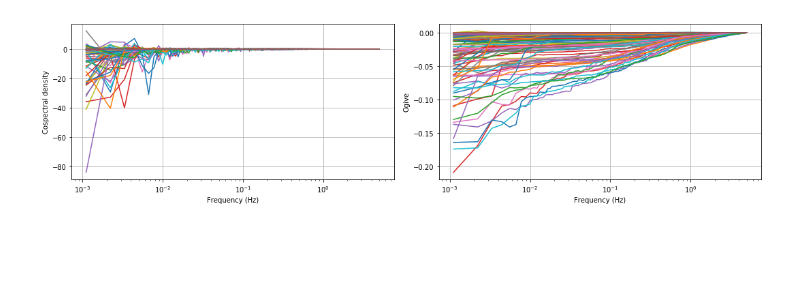
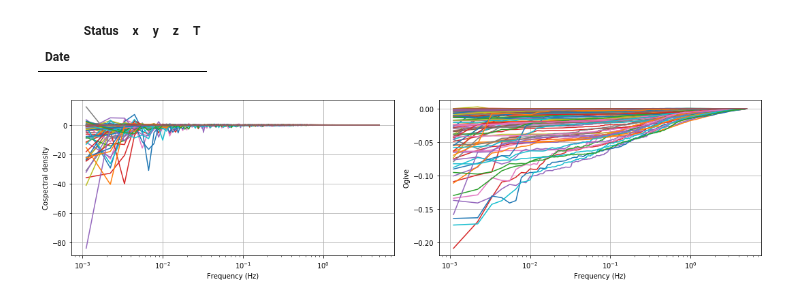
Before and after one commit to heatherguy/ICECAPS-ACE, a Jupyter notebook: DataParse/fluxtower_process.ipynb, the cells around one changed output. Drawn from its saved outputs; the diff is of its cells as text; code cells hidden in the pictures; blank space fills up the shorter version.

```diff
--- a/DataParse/fluxtower_process.ipynb
+++ b/DataParse/fluxtower_process.ipynb
@@ -5,27 +5,3 @@ from eddy_flux import *
 import numpy as np
 import datetime as dt
 from scipy.signal import medfilt, detrend, coherence, windows
-# %%
-# Get Metek data
-
-# If metek files don't already exsist, extract using the below:
-
-# To update raw data files:
-# rsync -azvp fluxtower@192.168.1.211:/home/data/fluxtower_data_transfer/ /Users/heather/ICECAPS-ACE/Data/.
-
-# To extract metek files:
-dname = '1908*.metek1'
-dloc = '/Users/heather/ICECAPS-ACE/Data/Flux_compressed'
-extract_out = '/Users/heather/ICECAPS-ACE/Data/'
-#extract_tar(dloc,extract_out,dname)
-
-# If extracted files already exist, just give the d loction:
-dpath = '/Users/heather/ICECAPS-ACE/Data/'
-log_metek = '/Users/heather/ICECAPS-ACE/log_metek.txt'
-
-# Start and stop date:
-start = dt.datetime(2019,8,1,16,0)
-stop = dt.datetime(2019,8,30,16,0)
-
-# Parse data into dataframe using the following function from fluxtower parse:
-m1_orig,m2_orig = extract_metek_data(start,stop,dpath,log_metek)
@@ -75,3 +90,8 @@ f,Csdxy,ogive = ogive(x, y, sf,avp)
+# %%
+m1_orig
+# %% [output]
+|  | Status | x | y | z | T |
+| Date |  |  |  |  |  |
 # %%
 # Plot co spectral density and ogive function.
 
```
Also changed, not shown: parts of 11 cells of this notebook, 5 other files.
